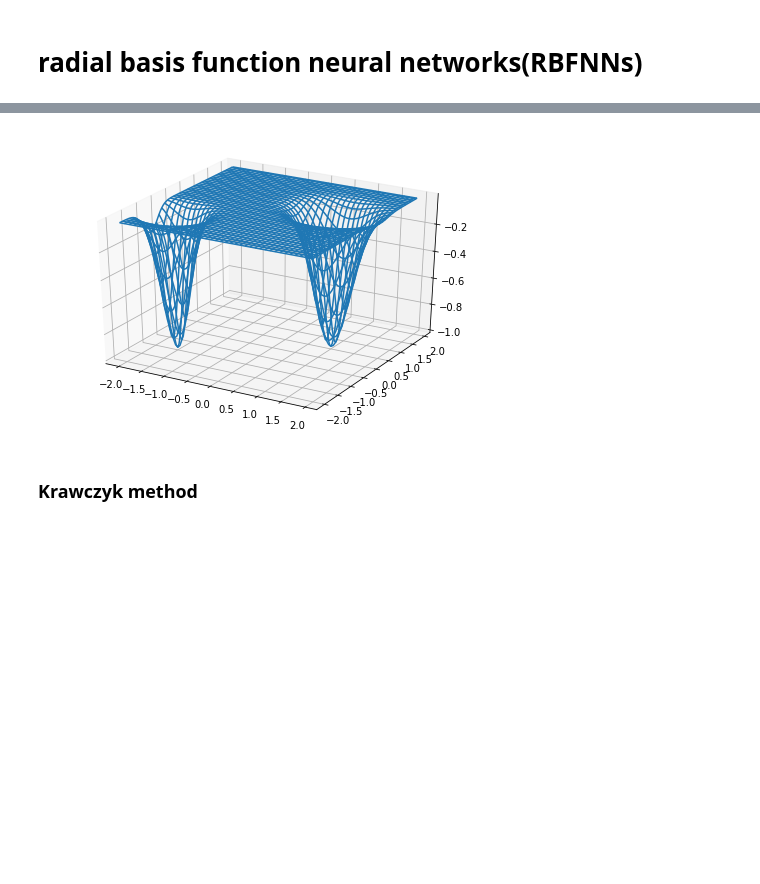
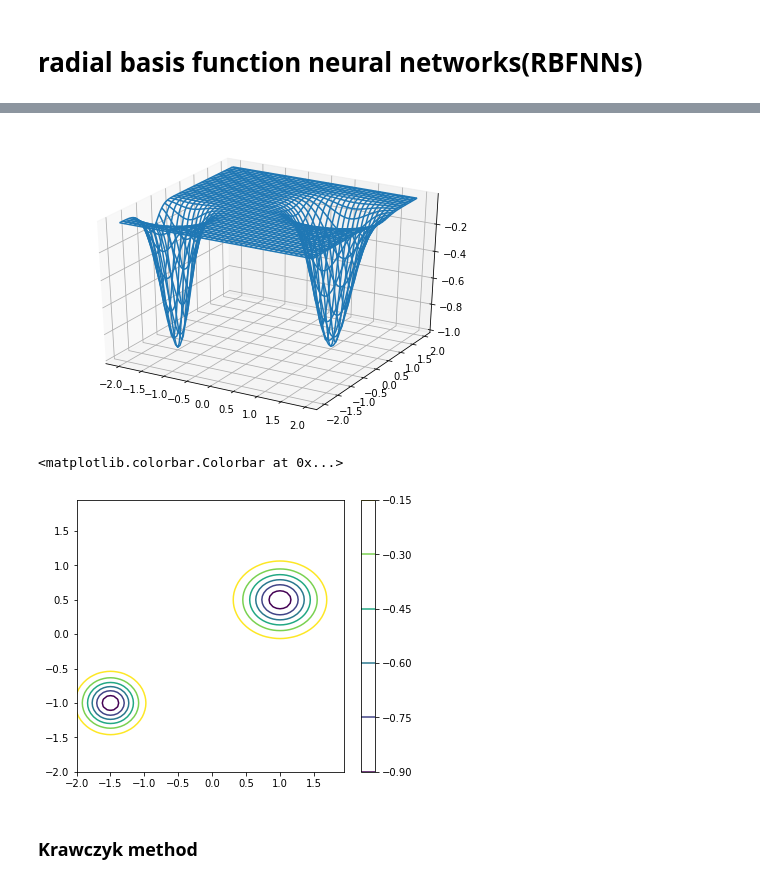
Before and after one commit to tkda-h3/interval-newton-method, a Jupyter notebook: global minimaを求めるプログラム.ipynb, the cells around one changed output, grey strips where cells are left out. Cells and saved outputs as stored; diff of their text form; code cells hidden in the pictures; blank space fills up the shorter version.

```diff
--- a/global minimaを求めるプログラム.ipynb
+++ b/global minimaを求めるプログラム.ipynb
@@ -35,23 +42,22 @@ where $x_1 \in [-2,2], x_2 \in [-2,2]$
 # %%
-def activate_func(x):
-    """
-    params:
-        x = np.array([x_1, x_2])
-    """
-    ans = np.exp(-4*((x[0]-1)**2) - 6*((x[1]-0.5)**2)) + \
-        np.exp(-7*((x[0]+1.5)**2) - 9*((x[1]+1)**2))
-    return -ans
-
 x = np.arange(-2, 2, 0.05)
 y = np.arange(-2, 2, 0.05)
 
 X, Y = np.meshgrid(x, y)
-Z = np.apply_along_axis(activate_func, 0, np.array([X.flatten(), Y.flatten()])).reshape(X.shape)
+args_list =  np.array([X.flatten(), Y.flatten()]).T[:, :, np.newaxis]
+Z = np.array([ip.mid(f(_args))[0][0] for _args in args_list]).reshape(X.shape)
+
 fig = plt.figure()
 ax = Axes3D(fig)
 ax.plot_wireframe(X,Y,Z)
 plt.show()
+
+fig = plt.figure(figsize=(6, 5))
+im =plt.contour(X, Y, Z, shading='gouraud')
+fig.colorbar(im)
 # %% [output]
 [figure]
+<matplotlib.colorbar.Colorbar at 0x...>
+[figure, added]
 # %% [markdown]
 ### Krawczyk method
```
Also changed, not shown: parts of 11 cells of this notebook, 3 other files.
